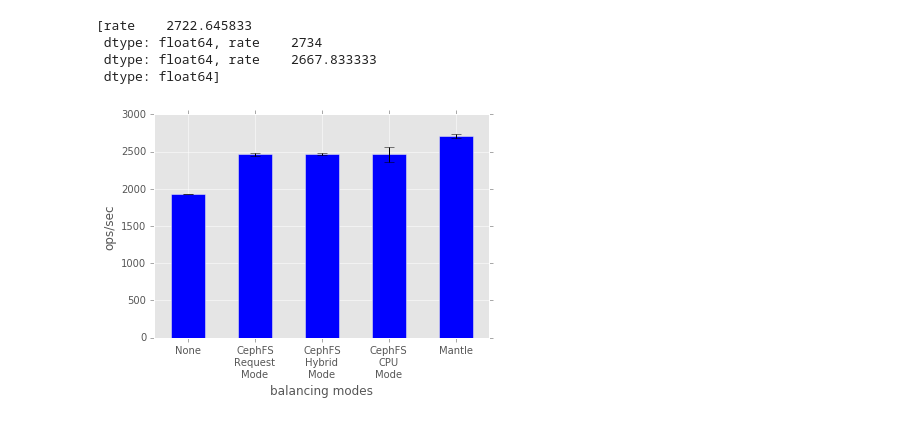
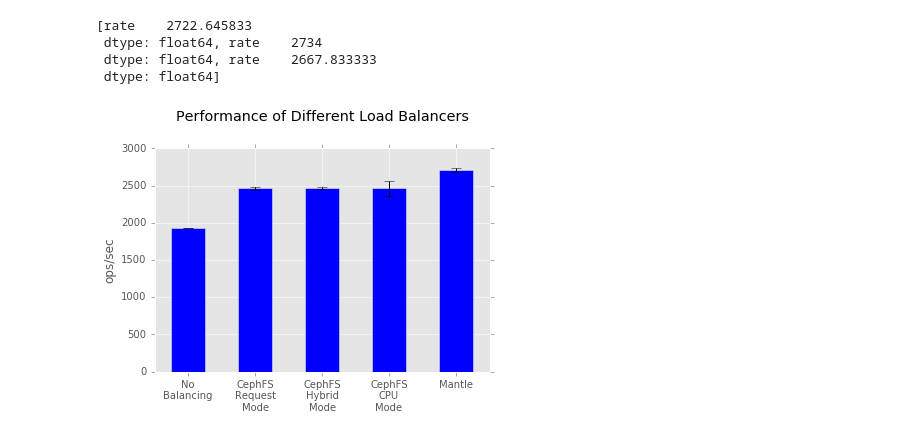
Before and after one commit to michaelsevilla/malacology-popper, a Jupyter notebook: experiments/mds-zlog-seq-migrate-redux-3client/results-mantle-runs/visualize.ipynb, the cells around one changed output. Drawn from its saved outputs; the diff is of its cells as text; code cells hidden in the pictures.

Commit message:
paper: mantle eval outline, much tired, so schleepy
Signed-off-by: Michael Sevilla <mikesevilla3@gmail.com>

```diff
--- a/experiments/mds-zlog-seq-migrate-redux-3client/results-mantle-runs/visualize.ipynb
+++ b/experiments/mds-zlog-seq-migrate-redux-3client/results-mantle-runs/visualize.ipynb
@@ -120,5 +120,7 @@ mantle = graph_total(ax, "mantle-runs", label="Mantle", run=2)
 cephfs = graph_total(ax, "../results-cephfs/cephfs-mode1",label="CephFS", run=0, color='blue', marker='v')
 baseline = graph_total(ax, "../results-mantle/baseline", label="No Balancing", color='red', marker='+')
 ax.set_ylim(0, 4)
-lgd = ax.legend(loc='center', ncol=3, bbox_to_anchor=(0.5,-0.22))
+ax.set_title("Behavior of Different Load Balancers", y=1.1)
+lgd = ax.legend(loc='center', ncol=3, bbox_to_anchor=(0.5,0.1))
+plt.savefig('mantle-balancer-behaviors.png', dpi=300, bbox_inches='tight')
 # %% [output]
@@ -174,15 +154,16 @@ mantle
 # %%
 fig, ax = plt.subplots()
 
 ax.bar([0.5, 2.5, 4.5, 6.5, 8.5],
-       [baseline['none'].mean(), np.mean(cephfs_mode1), np.mean(cephfs_mode1), np.mean(cephfs_mode1), np.mean(mantle)],
+       [baseline['rate'].mean(), np.mean(cephfs_mode1), np.mean(cephfs_mode1), np.mean(cephfs_mode1), np.mean(mantle)],
        1, color='blue', ecolor='black', capsize=5,
        yerr=[0, np.std(cephfs_mode0), np.std(cephfs_mode1), np.std(cephfs_mode2), np.std(mantle)])
 
-plt.xticks([1, 3, 5, 7, 9], ['None', 'CephFS\nRequest\nMode', 'CephFS\nHybrid\nMode', 'CephFS\nCPU\nMode', 'Mantle'])
+plt.xticks([1, 3, 5, 7, 9], ['No\nBalancing', 'CephFS\nRequest\nMode', 'CephFS\nHybrid\nMode', 'CephFS\nCPU\nMode', 'Mantle'])
 ax.set_xlim(0, 10)
 ax.set_ylim(0, 3000)
 ax.set_ylabel("ops/sec")
-x = ax.set_xlabel("balancing modes")
+ax.set_title("Performance of Different Load Balancers", y=1.1)
+plt.savefig('mantle-balancer-performance.png', dpi=300, bbox_inches='tight')
 # %% [output]
-[figure, old version]
+[figure, new version]
```
Also changed, not shown: parts of 2 cells of this notebook, 13 other files.
